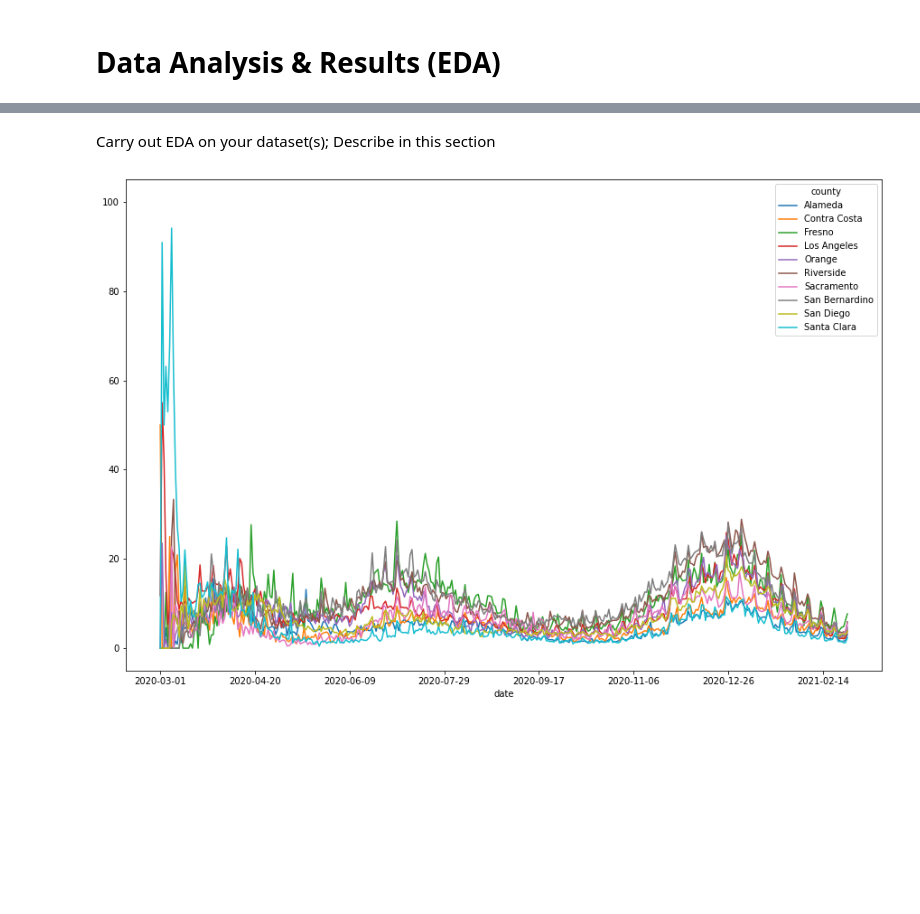
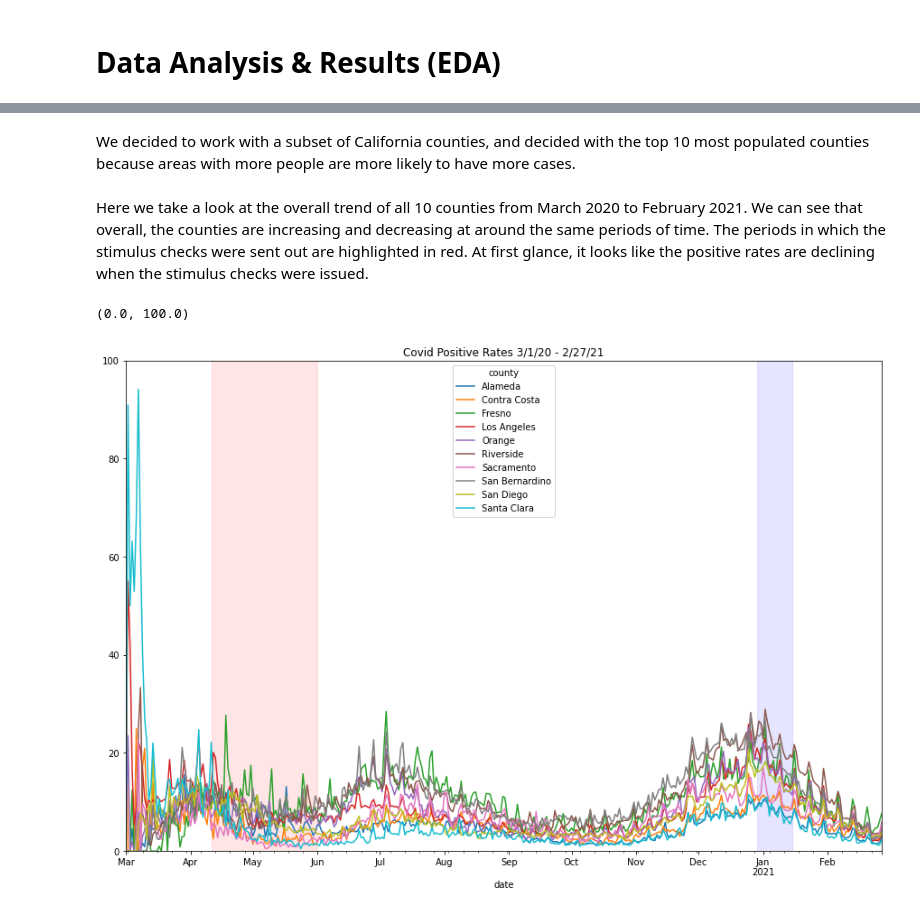
Before and after one commit to j3li/-Analysis-of-Covid-Stimulus-Checks-and-Covid-Positivity-Rates, a Jupyter notebook: EDACheckpointGroup035-Wi22.ipynb, the cells around one changed output, grey strips where cells are left out. Saved outputs shown, nothing was run; the diff lists cells and outputs as text; code cells hidden in the pictures; blank space fills up the shorter version.

```diff
--- a/EDACheckpointGroup035-Wi22.ipynb
+++ b/EDACheckpointGroup035-Wi22.ipynb
@@ -79,5 +90,5 @@ stimulus_df.head()
-# %% [markdown]
-Carry out EDA on your dataset(s); Describe in this section
+# %% [markdown]
+We decided to work with a subset of California counties, and decided with the top 10 most populated counties because areas with more people are more likely to have more cases.
 # %%
 ## YOUR CODE HERE
 ## FEEL FREE TO ADD MULTIPLE CELLS PER SECTION
@@ -113,10 +124,17 @@ covid_df_stim2 = covid_df[((covid_df['county'] == 'Los Angeles') |
                            (covid_df['county'] == 'Contra Costa') |
                            (covid_df['county'] == 'Fresno'))  &
                            (covid_df['date'] > '2020-08-29')]
-# %%
-ax = covid_df_subset.pivot(index="date", columns="county", values="rate").plot(figsize=(15, 10))
-# %% [output]
-[figure, removed]
+# %% [markdown]
+Here we take a look at the overall trend of all 10 counties from March 2020 to February 2021. We can see that overall, the counties are increasing and decreasing at around the same periods of time. The periods in which the stimulus checks were sent out are highlighted in red. At first glance, it looks like the positive rates are declining when the stimulus checks were issued.
+# %%
+ax = covid_df_subset.pivot(index="date", columns="county", values="rate").plot(figsize=(15, 10))
+ax.set_title('Covid Positive Rates 3/1/20 - 2/27/21')
+ax.axvspan(dates.datestr2num('2020-04-11'), dates.datestr2num('2020-06-1'), color='red', alpha=0.1)
+ax.axvspan(dates.datestr2num('2020-12-29'), dates.datestr2num('2021-01-15'), color='blue', alpha=0.1)
+plt.ylim(0, 100)
+# %% [output]
+(0.0, 100.0)
+[figure, added]
 # %%
 la1 = covid_df_stim1[(covid_df_stim1['county'] == 'Los Angeles')]
 la2 = covid_df_stim2[(covid_df_stim2['county'] == 'Los Angeles')]
```
Also changed, not shown: parts of 12 cells of this notebook.
